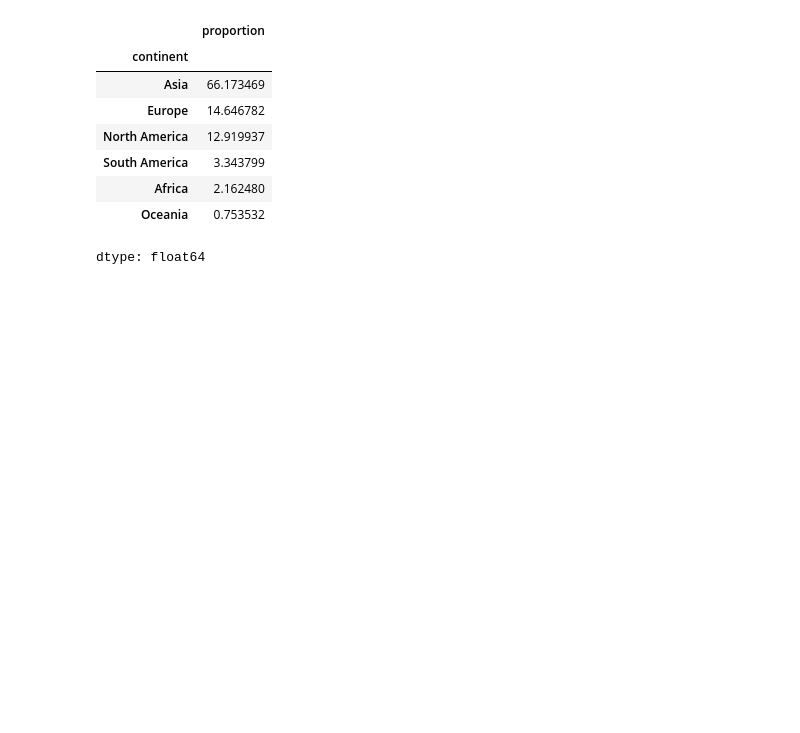
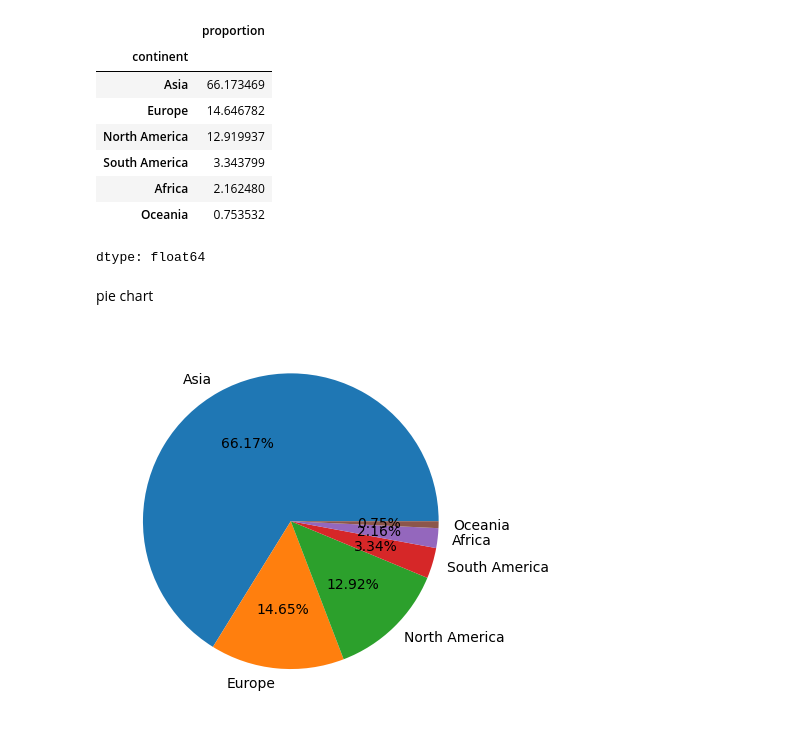
Before and after one commit to Shamitha018/Pandas, a Jupyter notebook: O_2_12_2025_Pandas_Session_4.ipynb, the cells around one changed output. Drawn from its saved outputs; the diff is of its cells as text; code cells hidden in the pictures; blank space fills up the shorter version.

```diff
--- a/O_2_12_2025_Pandas_Session_4.ipynb
+++ b/O_2_12_2025_Pandas_Session_4.ipynb
@@ -166,7 +168,7 @@ visa['continent'].value_counts()
 | Oceania | 192 |
 dtype: int64
 # %%
-labels = visa['continent'].value_counts
-count = visa['continent'].value_counts
+labels = visa['continent'].value_counts().keys()
+count = visa['continent'].value_counts().values
 labels, count
 # %% [output]
@@ -225,3 +216,10 @@ visa['continent'].value_counts(normalize = True)*100
 | Africa | 2.162480 |
 | Oceania | 0.753532 |
 dtype: float64
+# %% [markdown]
+pie chart
+# %%
+plt.pie(count,labels = labels, autopct='%1.2f%%')
+plt.show()
+# %% [output]
+[figure, added]
```
Also changed, not shown: parts of 23 cells of this notebook.
